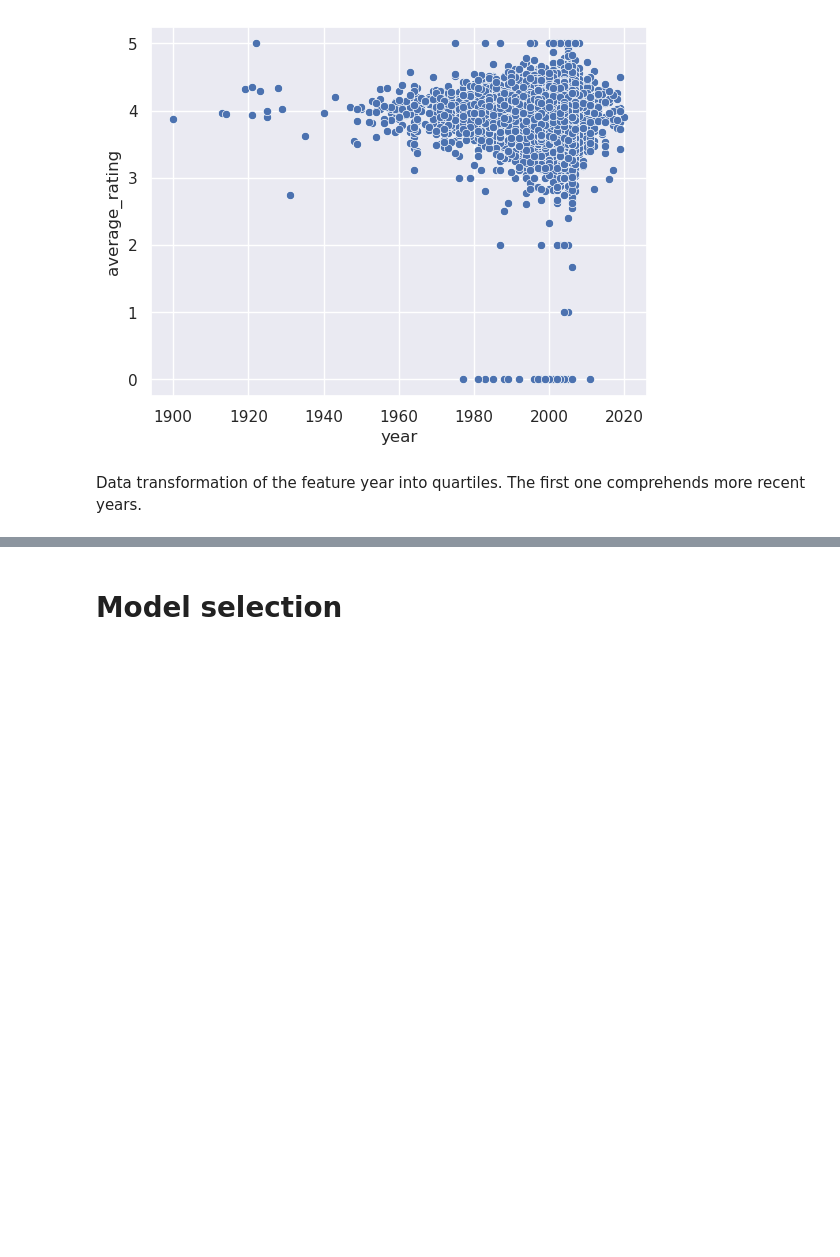
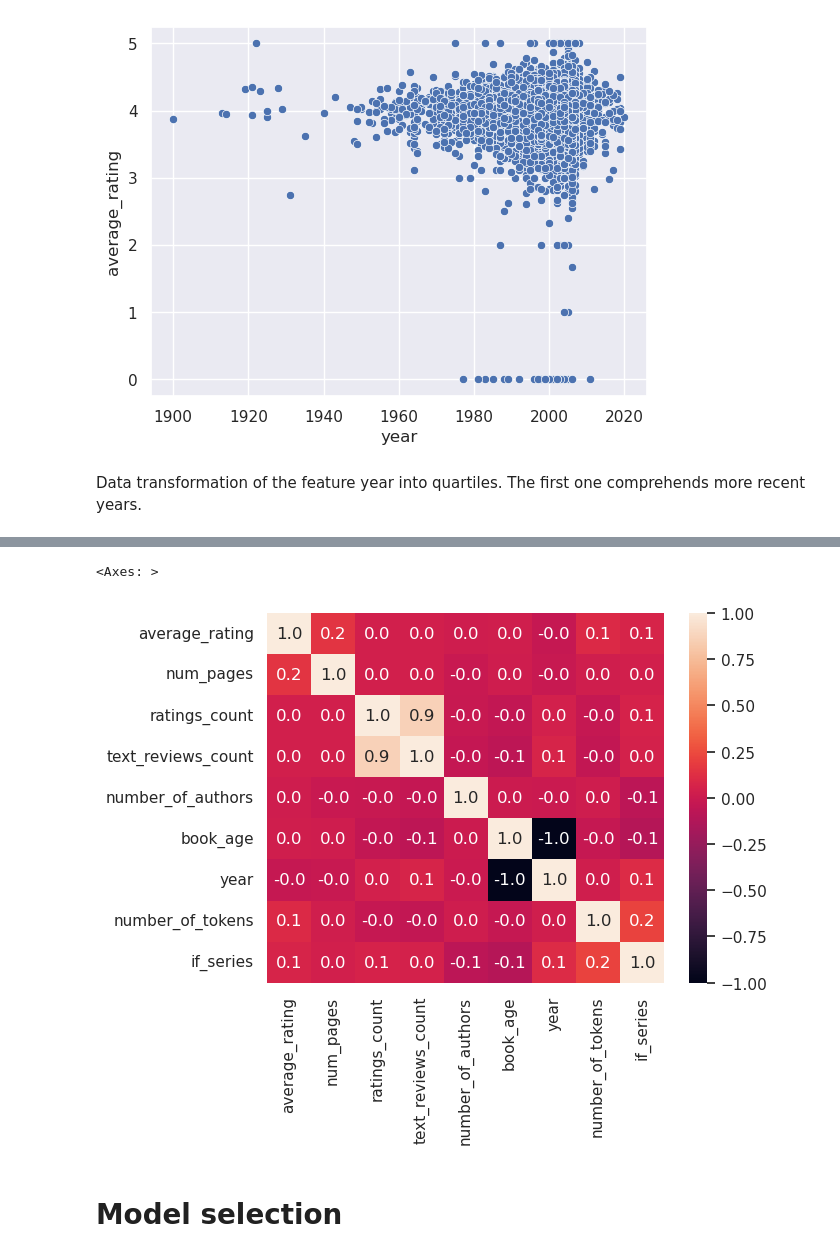
Before and after one commit to rhowsane/viet-goodreads, a Jupyter notebook: Notebook/goodreads_ratings.ipynb, the cells around one changed output, grey strips where cells are left out. Saved outputs shown, nothing was run; the diff lists cells and outputs as text; code cells hidden in the pictures; blank space fills up the shorter version.

```diff
--- a/Notebook/goodreads_ratings.ipynb
+++ b/Notebook/goodreads_ratings.ipynb
@@ -266,3 +328,8 @@ df_formatted["years_ago"] = pd.qcut(df_formatted["year"],4, labels = [4,3,2,1])
+# %%
+sns.heatmap(df_formatted.corr(), annot = True, fmt=".1f")
+# %% [output]
+<Axes: >
+[figure, added]
 # %% [markdown]
 # Model selection
 # %%
```
Also changed, not shown: parts of 39 cells of this notebook.
